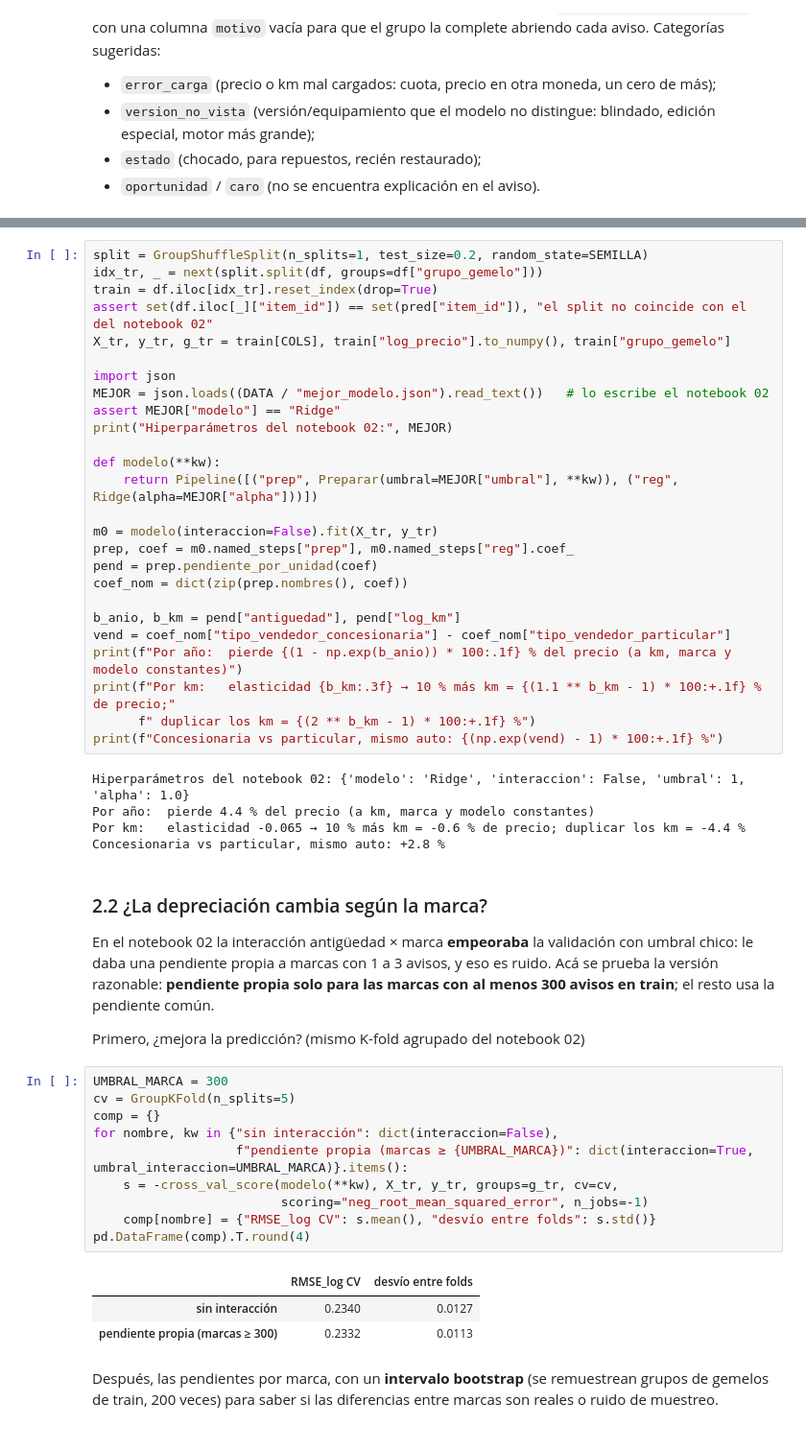
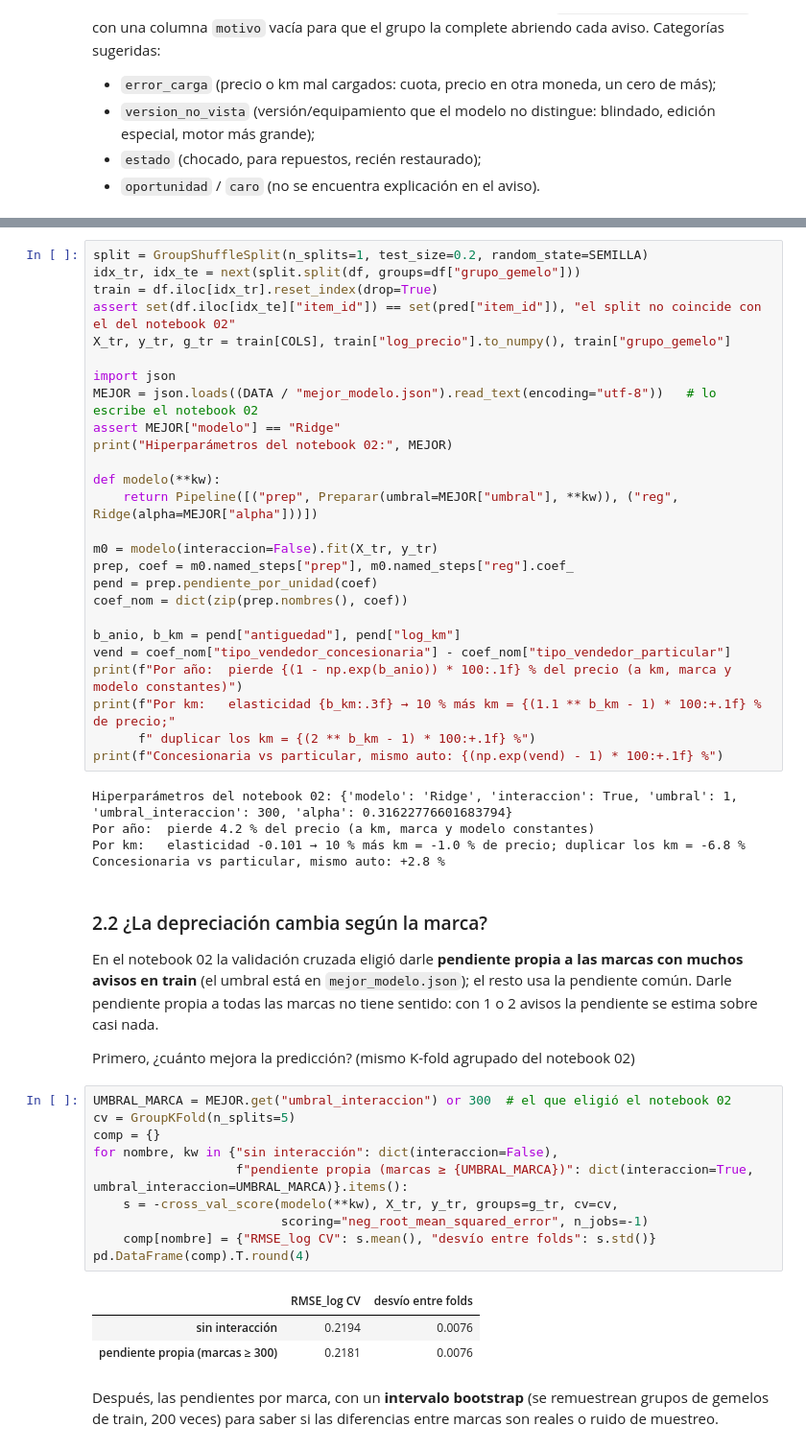
Before and after one commit to JBEC2006/tasador-autos-uy, a Jupyter notebook: notebooks/03_residuos_depreciacion.ipynb, the cells around one changed output, grey strips where cells are left out. Shown at 96% size. Drawn from its saved outputs; the diff is of its cells as text.

```diff
--- a/notebooks/03_residuos_depreciacion.ipynb
+++ b/notebooks/03_residuos_depreciacion.ipynb
@@ -176,13 +177,13 @@ Las numéricas entraron estandarizadas: `pendiente_por_unidad` las devuelve a a
 - Vendedor: diferencia entre los coeficientes de concesionaria y particular, en %.
 # %%
 split = GroupShuffleSplit(n_splits=1, test_size=0.2, random_state=SEMILLA)
-idx_tr, _ = next(split.split(df, groups=df["grupo_gemelo"]))
+idx_tr, idx_te = next(split.split(df, groups=df["grupo_gemelo"]))
 train = df.iloc[idx_tr].reset_index(drop=True)
-assert set(df.iloc[_]["item_id"]) == set(pred["item_id"]), "el split no coincide con el del notebook 02"
+assert set(df.iloc[idx_te]["item_id"]) == set(pred["item_id"]), "el split no coincide con el del notebook 02"
 X_tr, y_tr, g_tr = train[COLS], train["log_precio"].to_numpy(), train["grupo_gemelo"]
 
 import json
-MEJOR = json.loads((DATA / "mejor_modelo.json").read_text())   # lo escribe el notebook 02
+MEJOR = json.loads((DATA / "mejor_modelo.json").read_text(encoding="utf-8"))   # lo escribe el notebook 02
 assert MEJOR["modelo"] == "Ridge"
 print("Hiperparámetros del notebook 02:", MEJOR)
 
@@ -201,33 +202,32 @@ print(f"Por km:   elasticidad {b_km:.3f} → 10 % más km = {(1.1 ** b_km - 1) *
       f" duplicar los km = {(2 ** b_km - 1) * 100:+.1f} %")
 print(f"Concesionaria vs particular, mismo auto: {(np.exp(vend) - 1) * 100:+.1f} %")
 # %% [output]
-Hiperparámetros del notebook 02: {'modelo': 'Ridge', 'interaccion': False, 'umbral': 1, 'alpha': 1.0}
-Por año:  pierde 4.4 % del precio (a km, marca y modelo constantes)
-Por km:   elasticidad -0.065 → 10 % más km = -0.6 % de precio; duplicar los km = -4.4 %
+Hiperparámetros del notebook 02: {'modelo': 'Ridge', 'interaccion': True, 'umbral': 1, 'umbral_interaccion': 300, 'alpha': 0.31622776601683794}
+Por año:  pierde 4.2 % del precio (a km, marca y modelo constantes)
+Por km:   elasticidad -0.101 → 10 % más km = -1.0 % de precio; duplicar los km = -6.8 %
 Concesionaria vs particular, mismo auto: +2.8 %
 # %% [markdown]
 ### 2.2 ¿La depreciación cambia según la marca?
 
-En el notebook 02 la interacción antigüedad × marca **empeoraba** la validación con umbral chico:
-le daba una pendiente propia a marcas con 1 a 3 avisos, y eso es ruido. Acá se prueba la versión
-razonable: **pendiente propia solo para las marcas con al menos 300 avisos en train**; el resto usa
-la pendiente común.
+En el notebook 02 la validación cruzada eligió darle **pendiente propia a las marcas con muchos avisos
+en train** (el umbral está en `mejor_modelo.json`); el resto usa la pendiente común. Darle pendiente
+propia a todas las marcas no tiene sentido: con 1 o 2 avisos la pendiente se estima sobre casi nada.
 
-Primero, ¿mejora la predicción? (mismo K-fold agrupado del notebook 02)
+Primero, ¿cuánto mejora la predicción? (mismo K-fold agrupado del notebook 02)
 # %%
-UMBRAL_MARCA = 300
+UMBRAL_MARCA = MEJOR.get("umbral_interaccion") or 300  # el que eligió el notebook 02
 cv = GroupKFold(n_splits=5)
 comp = {}
 for nombre, kw in {"sin interacción": dict(interaccion=False),
                    f"pendiente propia (marcas ≥ {UMBRAL_MARCA})": dict(interaccion=True, umbral_interaccion=UMBRAL_MARCA)}.items():
     s = -cross_val_score(modelo(**kw), X_tr, y_tr, groups=g_tr, cv=cv,
                          scoring="neg_root_mean_squared_error", n_jobs=-1)
     comp[nombre] = {"RMSE_log CV": s.mean(), "desvío entre folds": s.std()}
 pd.DataFrame(comp).T.round(4)
 # %% [output]
 |  | RMSE_log CV | desvío entre folds |
-| sin interacción | 0.2340 | 0.0127 |
-| pendiente propia (marcas ≥ 300) | 0.2332 | 0.0113 |
+| sin interacción | 0.2194 | 0.0076 |
+| pendiente propia (marcas ≥ 300) | 0.2181 | 0.0076 |
 # %% [markdown]
 Después, las pendientes por marca, con un **intervalo bootstrap** (se remuestrean grupos de gemelos
 de train, 200 veces) para saber si las diferencias entre marcas son reales o ruido de muestreo.
```
Also changed, not shown: parts of 10 cells of this notebook, 31 other files.
